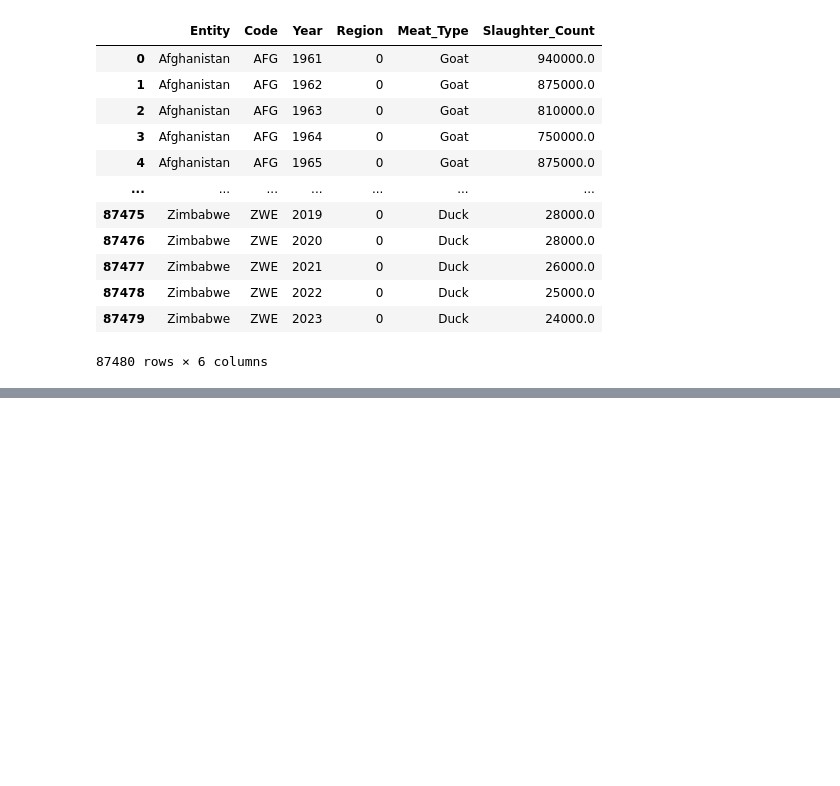
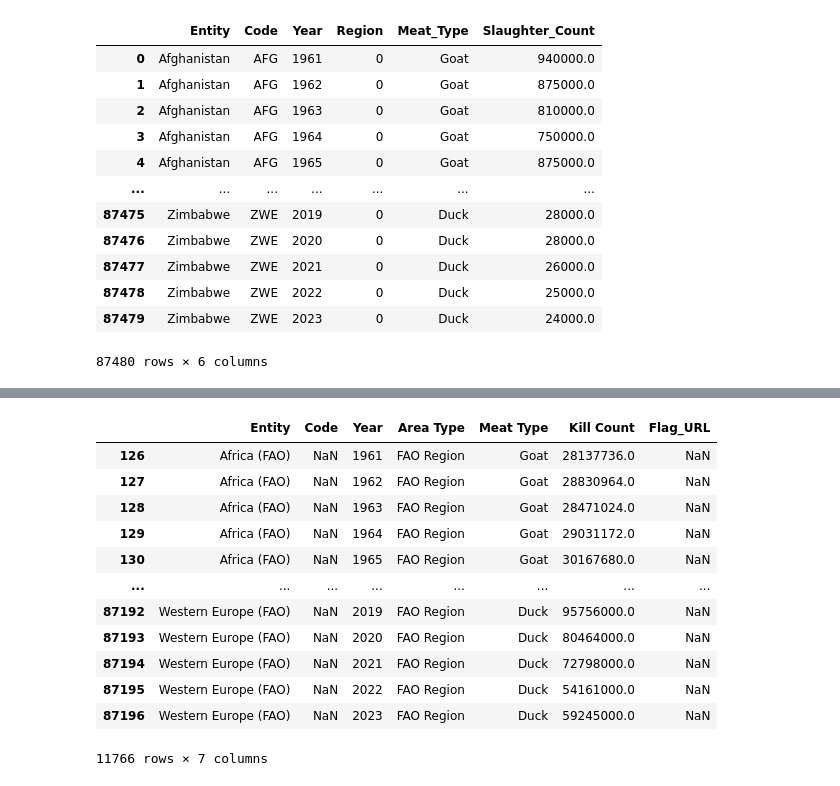
Before and after one commit to JonathonLeiding/animals_slaughtered_for_meat_dashboard, a Jupyter notebook: notebooks/explore_n_preprocess.ipynb, the cells around one changed output, grey strips where cells are left out. Cells and saved outputs as stored; diff of their text form; code cells hidden in the pictures; blank space fills up the shorter version.

```diff
--- a/notebooks/explore_n_preprocess.ipynb
+++ b/notebooks/explore_n_preprocess.ipynb
@@ -529 +598,17 @@ df_long
+# %%
+df_long[df_long['Entity'].str.contains(r"\(FAO\)")]
+# %% [output]
+|  | Entity | Code | Year | Area Type | Meat Type | Kill Count | Flag_URL |
+| 126 | Africa (FAO) | NaN | 1961 | FAO Region | Goat | 28137736.0 | NaN |
+| 127 | Africa (FAO) | NaN | 1962 | FAO Region | Goat | 28830964.0 | NaN |
+| 128 | Africa (FAO) | NaN | 1963 | FAO Region | Goat | 28471024.0 | NaN |
+| 129 | Africa (FAO) | NaN | 1964 | FAO Region | Goat | 29031172.0 | NaN |
+| 130 | Africa (FAO) | NaN | 1965 | FAO Region | Goat | 30167680.0 | NaN |
+| ... | ... | ... | ... | ... | ... | ... | ... |
+| 87192 | Western Europe (FAO) | NaN | 2019 | FAO Region | Duck | 95756000.0 | NaN |
+| 87193 | Western Europe (FAO) | NaN | 2020 | FAO Region | Duck | 80464000.0 | NaN |
+| 87194 | Western Europe (FAO) | NaN | 2021 | FAO Region | Duck | 72798000.0 | NaN |
+| 87195 | Western Europe (FAO) | NaN | 2022 | FAO Region | Duck | 54161000.0 | NaN |
+| 87196 | Western Europe (FAO) | NaN | 2023 | FAO Region | Duck | 59245000.0 | NaN |
+11766 rows × 7 columns
 # %%
```
Also changed, not shown: parts of 7 cells of this notebook, 2 other files.
